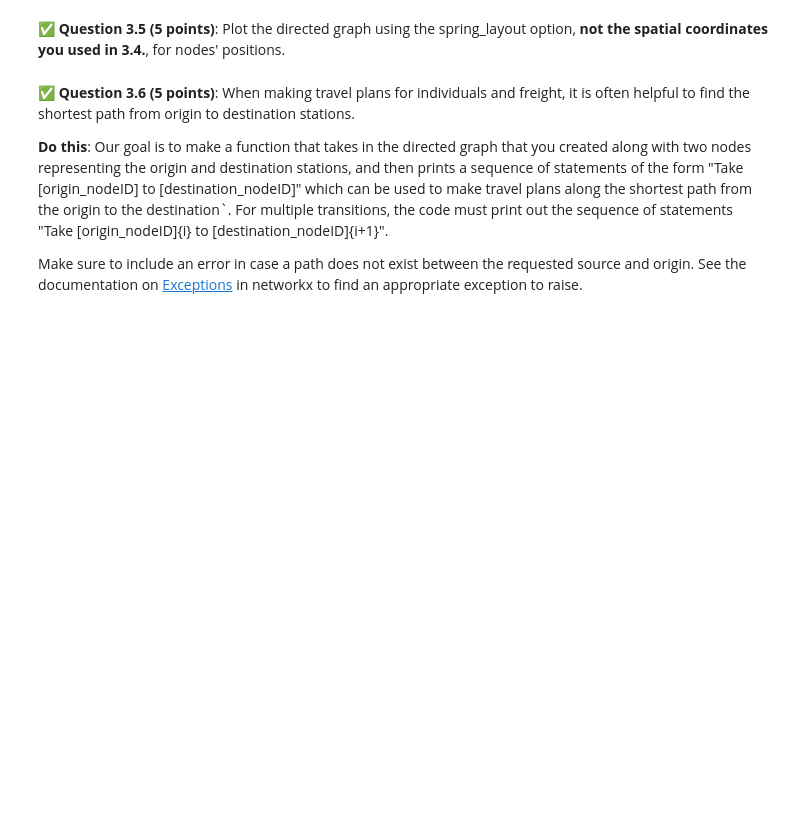
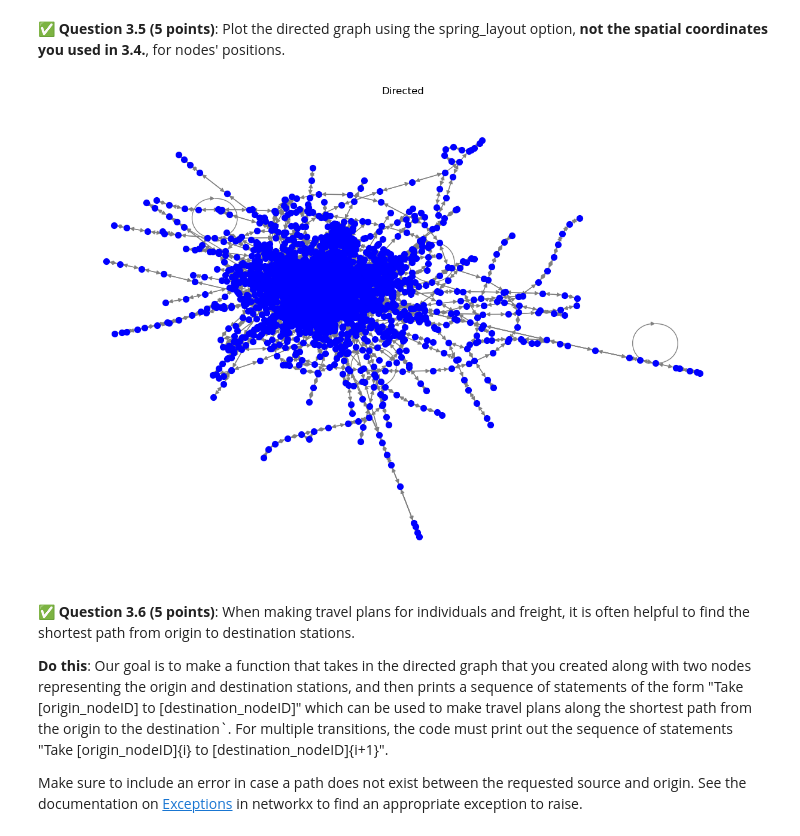
Before and after one commit to jshashank00/CMSE202-f24-turnin, a Jupyter notebook: hw-02/HW-02_ABMandGraphTheory-STUDENT.ipynb, the cells around one changed output. Drawn from its saved outputs; the diff is of its cells as text; code cells hidden in the pictures; blank space fills up the shorter version.

```diff
--- a/hw-02/HW-02_ABMandGraphTheory-STUDENT.ipynb
+++ b/hw-02/HW-02_ABMandGraphTheory-STUDENT.ipynb
@@ -617,2 +634,8 @@ Note: Remember that each edge in a directed graph has an orientation. So adding
+# %%
+# Write your code here
+DG = nx.DiGraph()
+rail_edges = edges[(edges['ori_layer'] == 2) & (edges['des_layer'] == 2)]
+for index, row in rail_edges.iterrows():
+    DG.add_edge(row['ori_node'], row['des_node'], weight=row['km'])
 # %% [markdown]
 &#9989;  **Question 3.5 (5 points)**: Plot the directed graph using the spring_layout option, __not the spatial coordinates you used in 3.4.__, for nodes' positions.
@@ -621,3 +642,14 @@ Note: Remember that each edge in a directed graph has an orientation. So adding
+# %%
+# Write your code here
+positions = nx.spring_layout(DG, seed=42)
+plt.figure(figsize=(12, 8))
+nx.draw(DG, pos=positions, node_size=50, node_color='blue', edge_color='gray', with_labels=False, arrows=True)
+
+
+plt.title("Directed")
+plt.show()
+# %% [output]
+[figure, added]
 # %% [markdown]
 &#9989;  **Question 3.6 (5 points)**: When making travel plans for individuals and freight, it is often helpful to find the shortest path from origin to destination stations.
 
```
Also changed, not shown: parts of 19 cells of this notebook, 2 other files.
